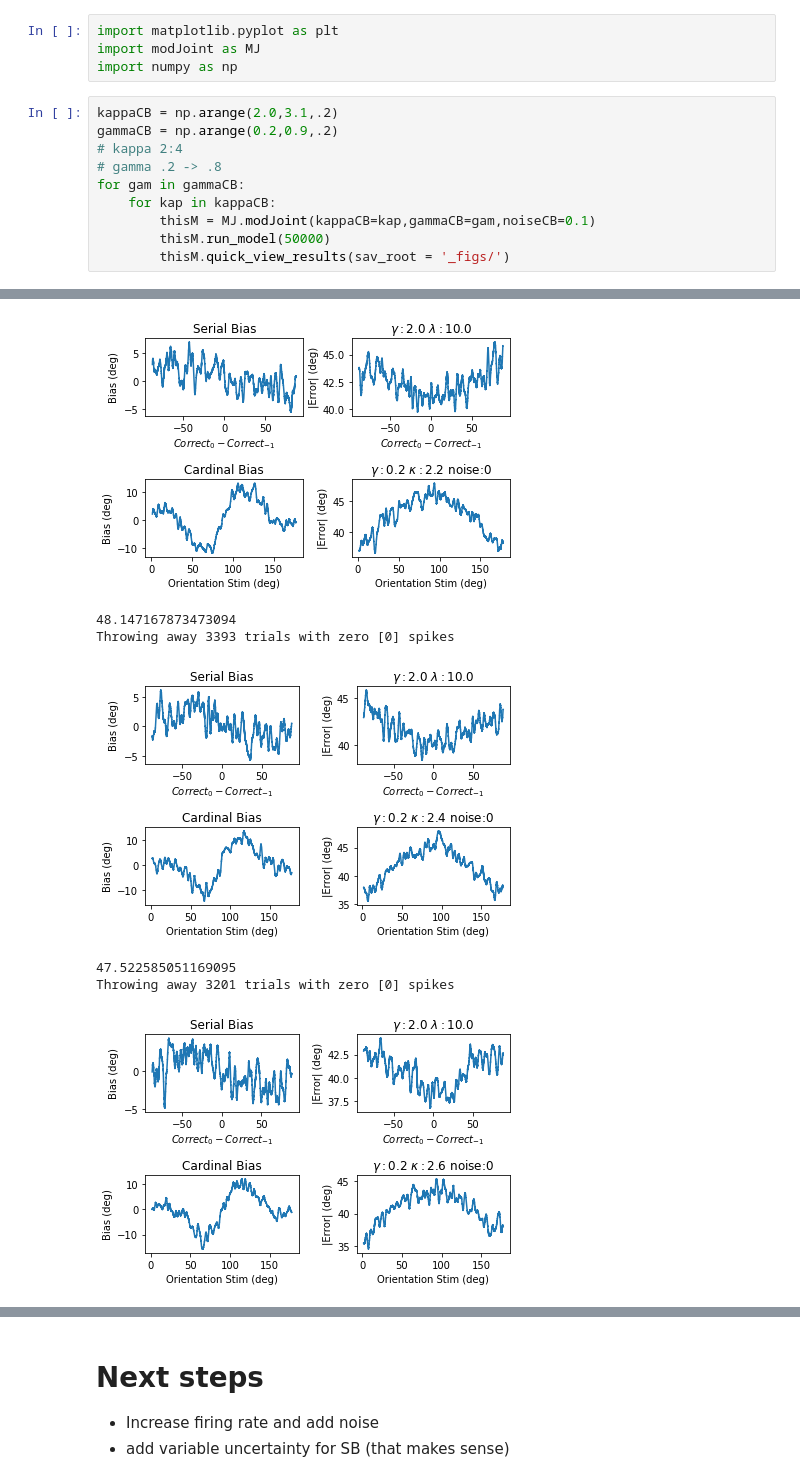
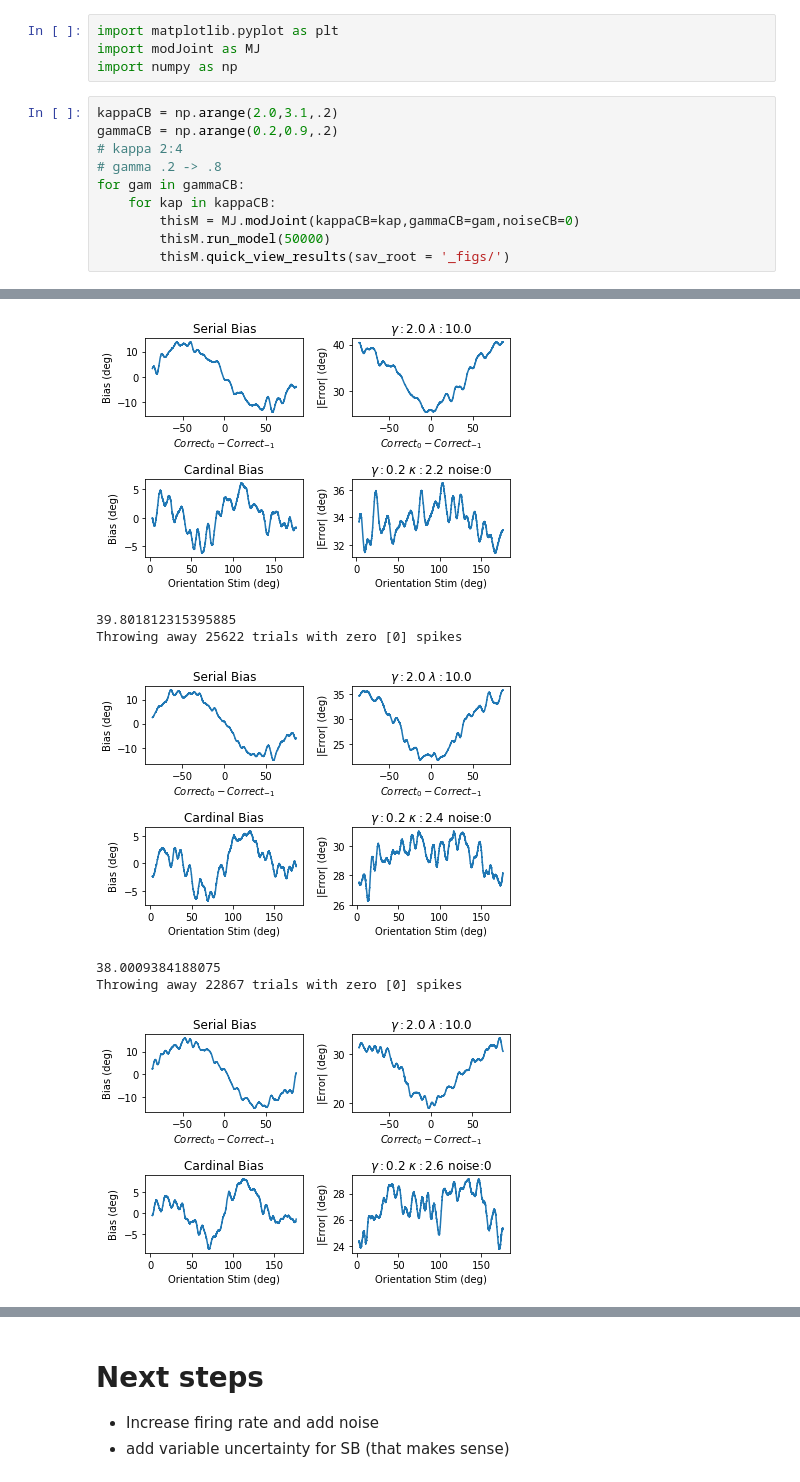
Before and after one commit to TimCSheehan/biasModels, a Jupyter notebook: playModels.ipynb, the cells around one changed output, grey strips where cells are left out. Drawn from its saved outputs; the diff is of its cells as text.

```diff
--- a/playModels.ipynb
+++ b/playModels.ipynb
@@ -12,7 +12,7 @@ gammaCB = np.arange(0.2,0.9,.2)
 # gamma .2 -> .8
 for gam in gammaCB:
     for kap in kappaCB:
-        thisM = MJ.modJoint(kappaCB=kap,gammaCB=gam,noiseCB=0.1)
+        thisM = MJ.modJoint(kappaCB=kap,gammaCB=gam,noiseCB=0)
         thisM.run_model(50000)
         thisM.quick_view_results(sav_root = '_figs/')
 # %% [output]
@@ -24,7 +24,7 @@ Throwing away 3776 trials with zero [0] spikes
-[figure, old version]
+[figure, new version]
-48.147167873473094
-Throwing away 3393 trials with zero [0] spikes
+39.801812315395885
+Throwing away 25622 trials with zero [0] spikes
-[figure, old version]
+[figure, new version]
-47.522585051169095
-Throwing away 3201 trials with zero [0] spikes
+38.0009384188075
+Throwing away 22867 trials with zero [0] spikes
-[figure, old version]
+[figure, new version]
```
Also changed, not shown: parts of 14 cells of this notebook, 2 other files.
